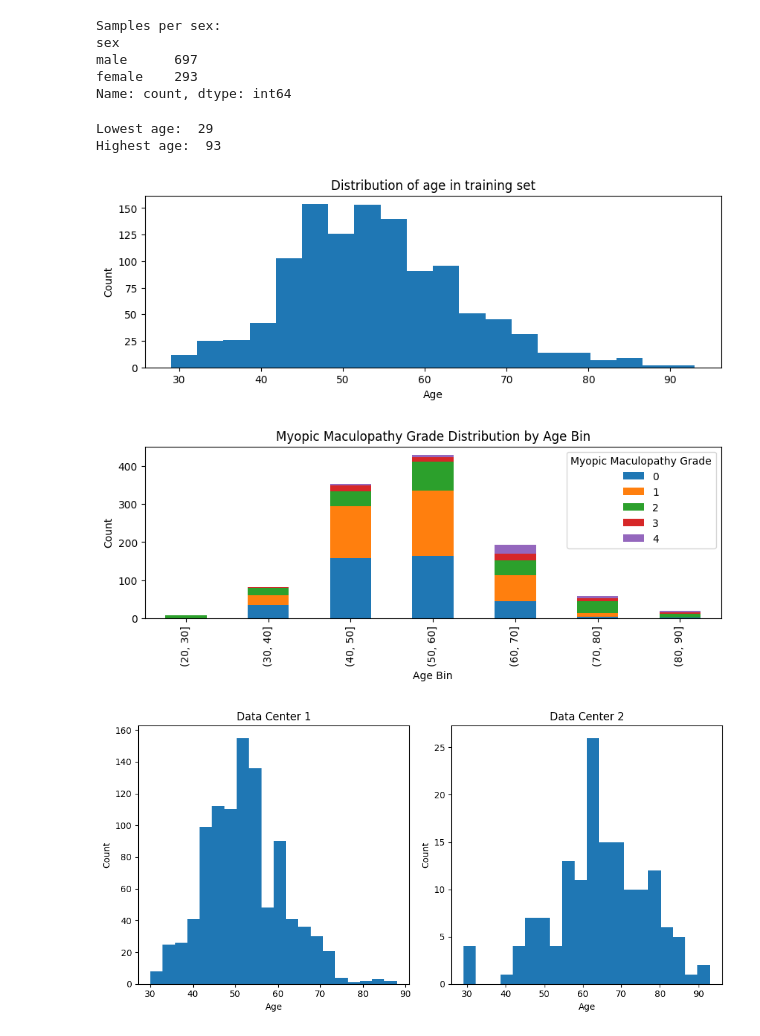
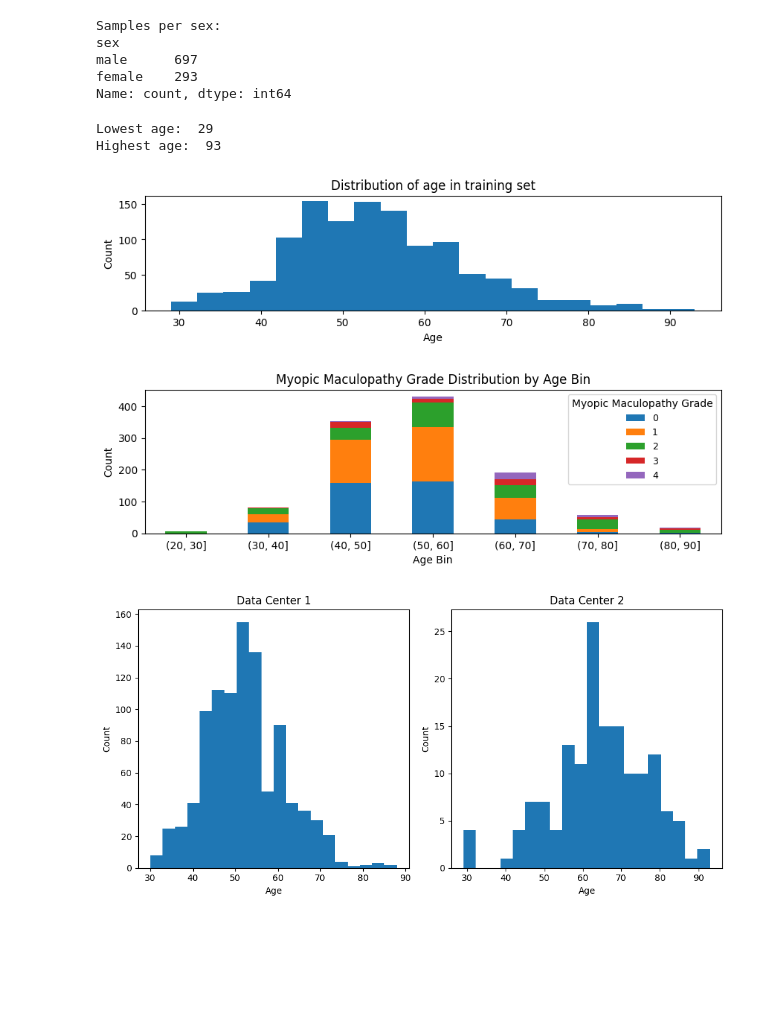
Before and after one commit to thuitema0/MPHY0050, a Jupyter notebook: Task6.ipynb, the cells around one changed output. Cells and saved outputs as stored; diff of their text form; code cells hidden in the pictures; blank space fills up the shorter version.

```diff
--- a/Task6.ipynb
+++ b/Task6.ipynb
@@ -150,30 +170,32 @@ Name: count, dtype: int64
 # %%
 # print lowest and highest age:
 print("Lowest age: ", train_df["age"].min())
 print("Highest age: ", train_df["age"].max())
 
 # age histogram:
-plt.figure(figsize=(10, 3))
+plt.figure(figsize=(10, 2))
 plt.hist(train_df["age"], bins=20)
 plt.title("Distribution of age in training set")
 plt.xlabel("Age")
 plt.ylabel("Count")
 plt.show()
 
 # bin ages into 10 year bins, grade range for each:
 train_df["age_bin"] = pd.cut(train_df["age"], bins=range(0, 100, 10))
 age_bin_grade_counts = train_df.groupby("age_bin")["myopic_maculopathy_grade"].value_counts().unstack().fillna(0)
-age_bin_grade_counts.plot(kind="bar", stacked=True, figsize=(10, 3))
+age_bin_grade_counts.plot(kind="bar", stacked=True, figsize=(10, 2.5))
 plt.title("Myopic Maculopathy Grade Distribution by Age Bin")
 plt.xlabel("Age Bin")
 plt.ylabel("Count")
-plt.legend(title="Myopic Maculopathy Grade")
+# angled ticks:
+plt.xticks(rotation=0)
+plt.legend(title="Myopic Maculopathy Grade", fontsize=9)
 plt.show()
 # %% [output]
 Lowest age:  29
 Highest age:  93
-[figure, old version]
+[figure, new version]
-[figure, old version]
+[figure, new version]
 # %%
 # plot age distribution by data center:
 plt.figure(figsize=(10, 5))
```
Also changed, not shown: parts of 2 cells of this notebook, 3 other files.
